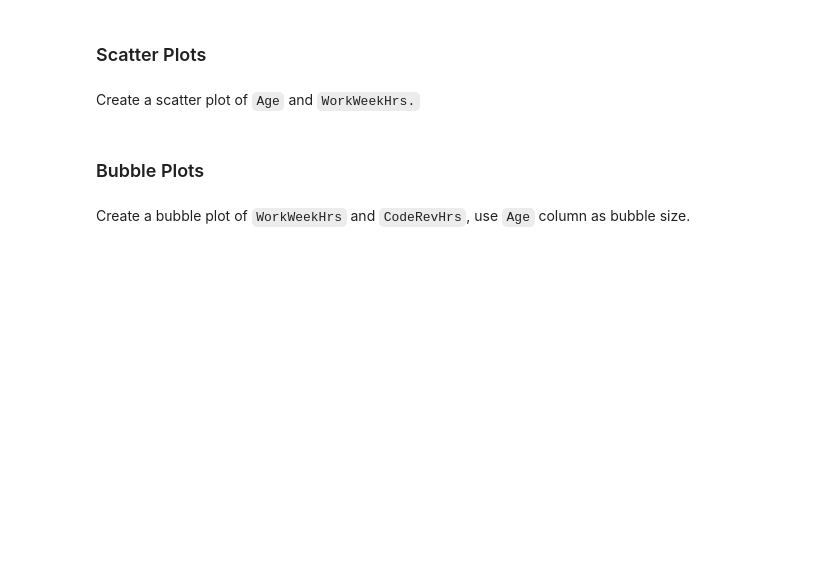
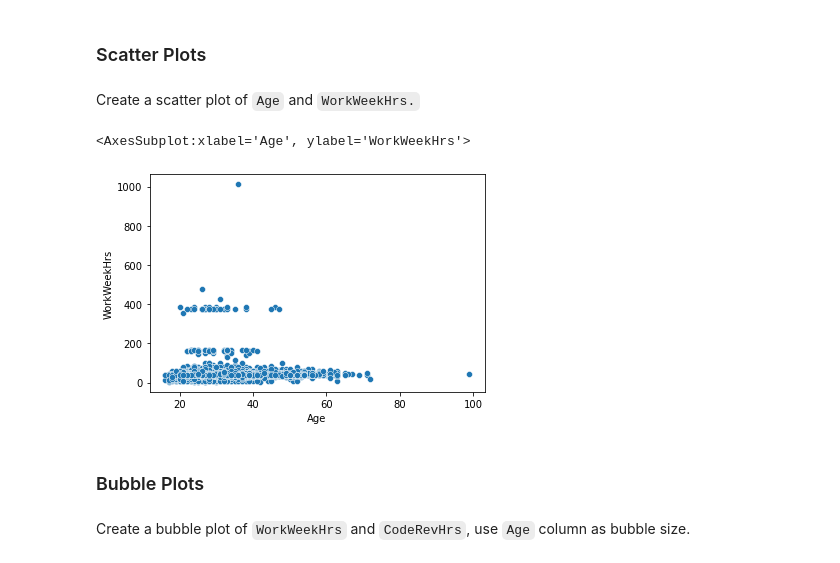
Before and after one commit to Andrew-Carlson/job_trends_analysis, a Jupyter notebook: data_visualization.ipynb, the cells around one changed output. Drawn from its saved outputs; the diff is of its cells as text; code cells hidden in the pictures; blank space fills up the shorter version.

```diff
--- a/data_visualization.ipynb
+++ b/data_visualization.ipynb
@@ -178,3 +207,8 @@ Create a scatter plot of `Age` and `WorkWeekHrs.`
+# %%
+sns.scatterplot(data=master_df, x=master_df['Age'], y=master_df['WorkWeekHrs'])
+# %% [output]
+<AxesSubplot:xlabel='Age', ylabel='WorkWeekHrs'>
+[figure, added]
 # %% [markdown]
 ### Bubble Plots
 # %% [markdown]
```
Also changed, not shown: parts of 36 cells of this notebook.
